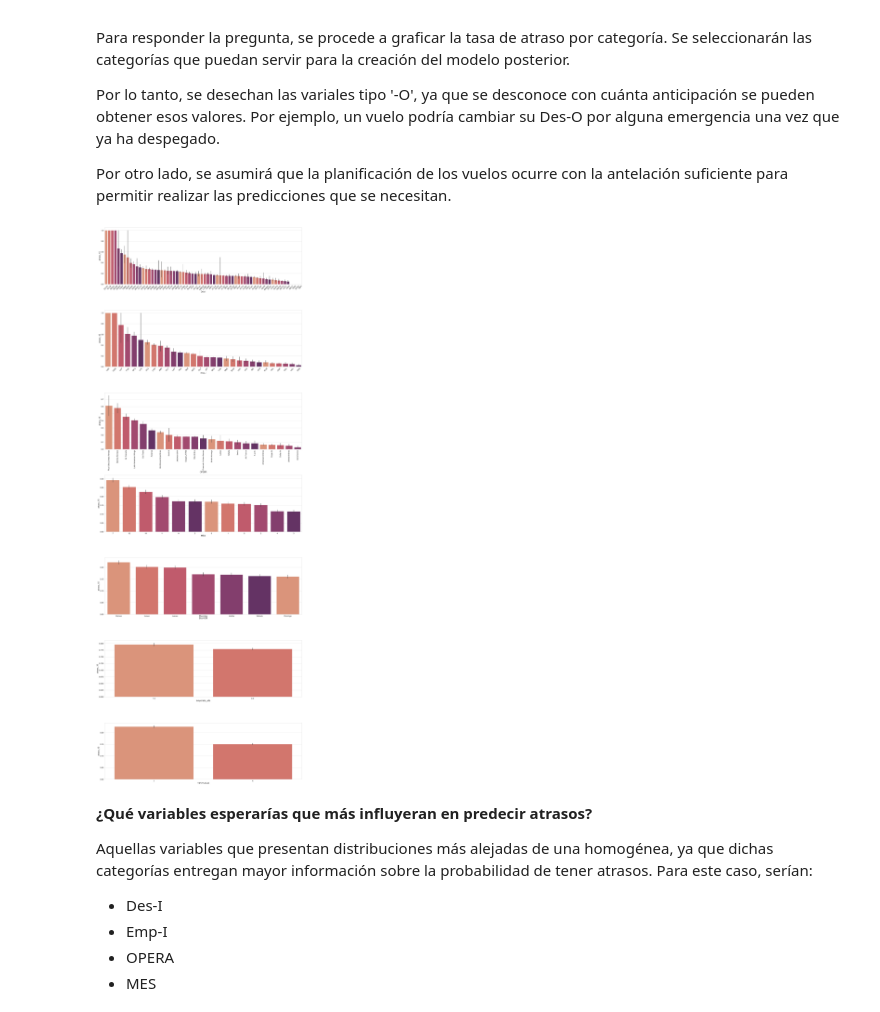
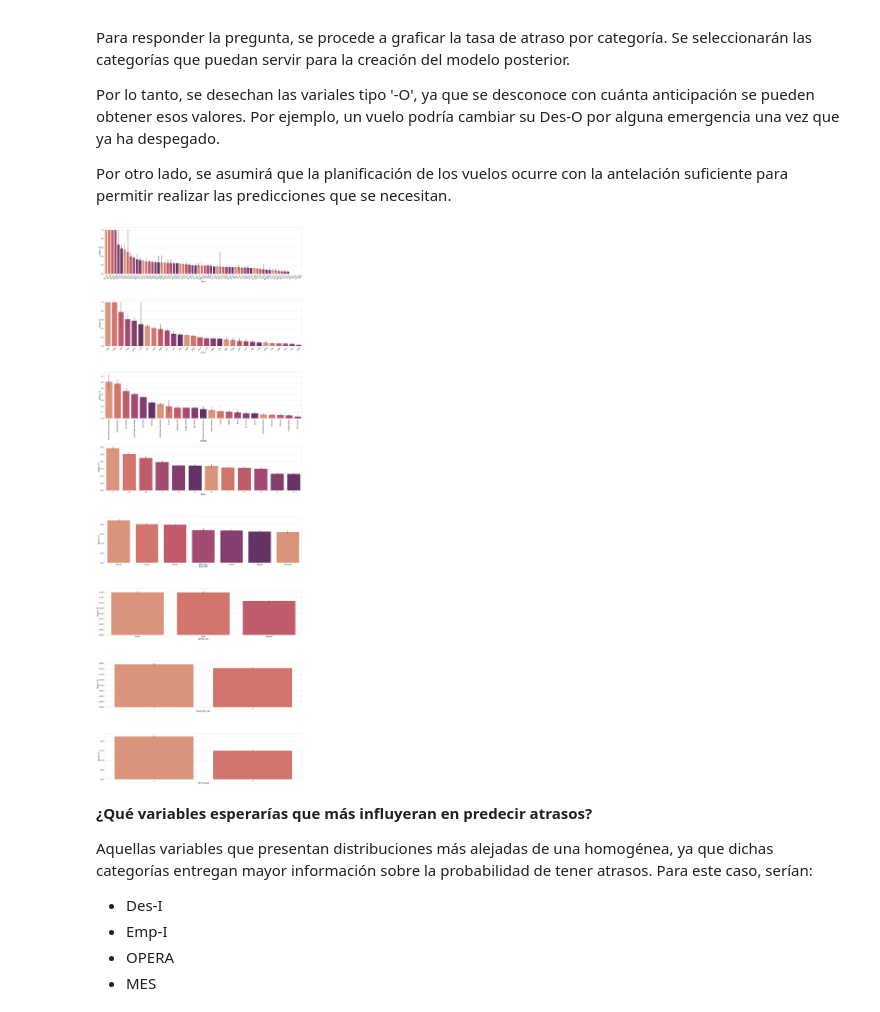
Before and after one commit to felipeuribe1/NeuralWorks-DS-Challenge, a Jupyter notebook: DS_Challenge_FUribe.ipynb, the cells around one changed output. Drawn from its saved outputs; the diff is of its cells as text; code cells hidden in the pictures.

```diff
--- a/DS_Challenge_FUribe.ipynb
+++ b/DS_Challenge_FUribe.ipynb
@@ -317,22 +317,22 @@ Por otro lado, se asumirá que la planificación de los vuelos ocurre con la ant
 # %%
 sns.set(rc={'figure.figsize':(30,80)})
 sns.set_theme(style="whitegrid", font_scale=1.75)
 
-_vars = ['Des-I','Emp-I','OPERA','MES','DIANOM','temporada_alta','TIPOVUELO']
+_vars = ['Des-I','Emp-I','OPERA','MES','DIANOM','periodo_dia','temporada_alta','TIPOVUELO']
 plt.figure()
 i = 0
 for cat in _vars:
     plt.subplot(len(_vars), 1, 1 + i)
     order = pd.pivot_table(data=df, index = cat)['atraso_15'].sort_values(ascending=False).index
     ax = sns.barplot(data=df, x = cat, y = 'atraso_15', order = order, palette = sns.color_palette("flare"))
     if cat in ['Des-I','Emp-I']: r = 45
     elif cat in ['OPERA']: r = 90
     else: r = 0
     ax.set_xticklabels(ax.get_xticklabels(),rotation=r)
     i += 1
 plt.tight_layout()
 # %% [output]
-[figure, old version]
+[figure, new version]
 # %% [markdown]
 **¿Qué variables esperarías que más influyeran en predecir atrasos?**
 <br>
```
Also changed, not shown: parts of 14 cells of this notebook, 9 other files.
